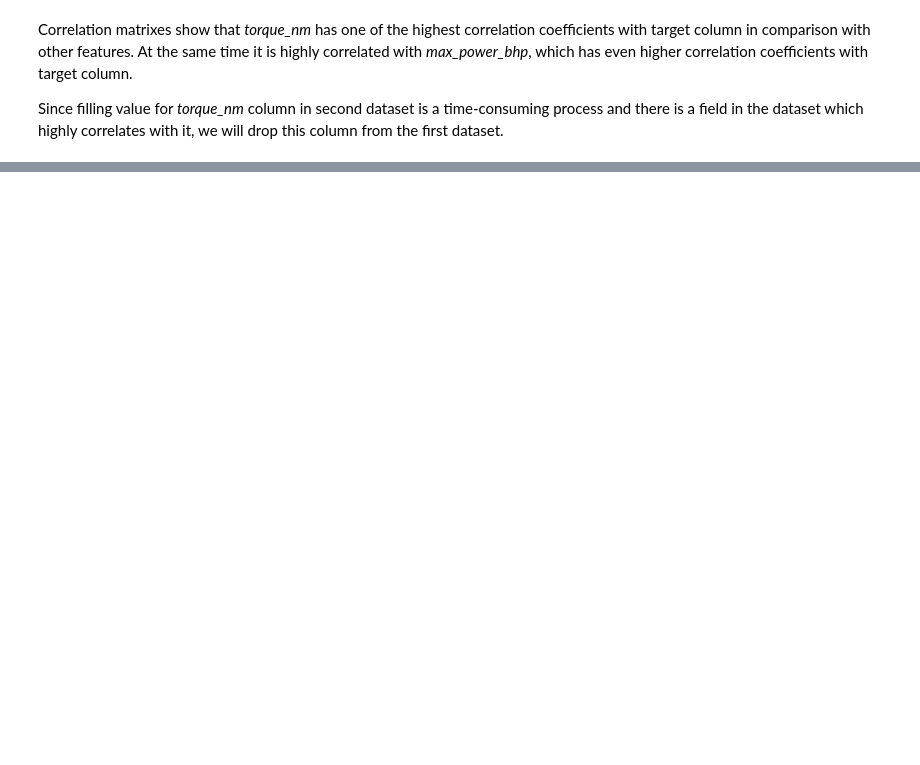
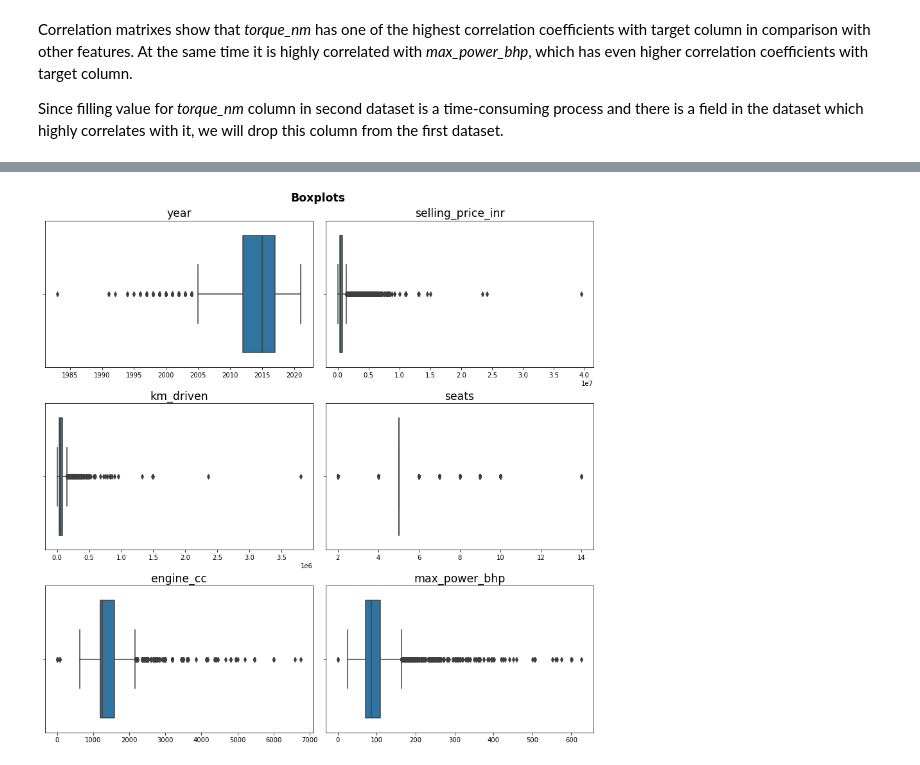
Before and after one commit to ZaikaBohdan/ds_car_price_proj, a Jupyter notebook: car_price_pred.ipynb, the cells around one changed output, grey strips where cells are left out. Saved outputs shown, nothing was run; the diff lists cells and outputs as text; code cells hidden in the pictures; blank space fills up the shorter version.

```diff
--- a/car_price_pred.ipynb
+++ b/car_price_pred.ipynb
@@ -940,0 +980,7 @@ memory usage: 2.1+ MB
+# %%
+raw_data_1.rename(columns={'selling_price':'selling_price_inr'}, inplace=True)
+raw_data_2.rename(columns={'km_driven_kms':'km_driven'}, inplace=True)
+raw_data_1['url'] = np.nan
+compare_cols(raw_data_1, raw_data_2)
+print()
+raw_data_1.info()
@@ -940,0 +1007,3 @@ memory usage: 2.1+ MB
+# %%
+raw_data = pd.concat([raw_data_1, raw_data_2], ignore_index = True)
+raw_data.info()
@@ -940,0 +1033,6 @@ memory usage: 2.1+ MB
+# %%
+print("Number of rows before cleaning duplicates:", raw_data.shape[0])
+cols_no_url = list(raw_data.columns)
+cols_no_url.remove('url')
+raw_data.drop_duplicates(subset=cols_no_url, inplace=True, ignore_index=True)
+print("Number of rows after cleaning duplicates:", raw_data.shape[0])
@@ -940,0 +1047,30 @@ memory usage: 2.1+ MB
+# %%
+def plot_whiskers(df, numeric_cols = None, n_rows=None, n_cols=None):
+    if numeric_cols is None:
+        numeric_cols = list(df.select_dtypes(include='number').columns)
+
+    if n_rows is None or n_cols is None:
+        n_cols = 2
+        n_rows = ceil(len(numeric_cols) / 2)
+
+    fig, axes = plt.subplots(nrows = n_rows, ncols = n_cols, figsize=(6*n_cols,4*n_rows), squeeze=False, constrained_layout = True)
+
+    plt.suptitle('Boxplots', fontsize='xx-large', fontweight='bold')
+    for i in range(n_rows):
+        for j in range(n_cols):
+            try:
+                col = numeric_cols[i*n_cols+j]
+            except:
+                plt.show()
+                return
+
+            sns.boxplot(data=df, x=col, orient='h', ax=axes[i,j])
+            #clear xlabel
+            axes[i,j].set_xlabel('')
+            axes[i,j].set_title(f'{col}', fontsize='xx-large')
+
+    plt.show()
+# %%
+plot_whiskers(raw_data)
+# %% [output]
+[figure, added]
```
Also changed, not shown: parts of 121 cells of this notebook.
